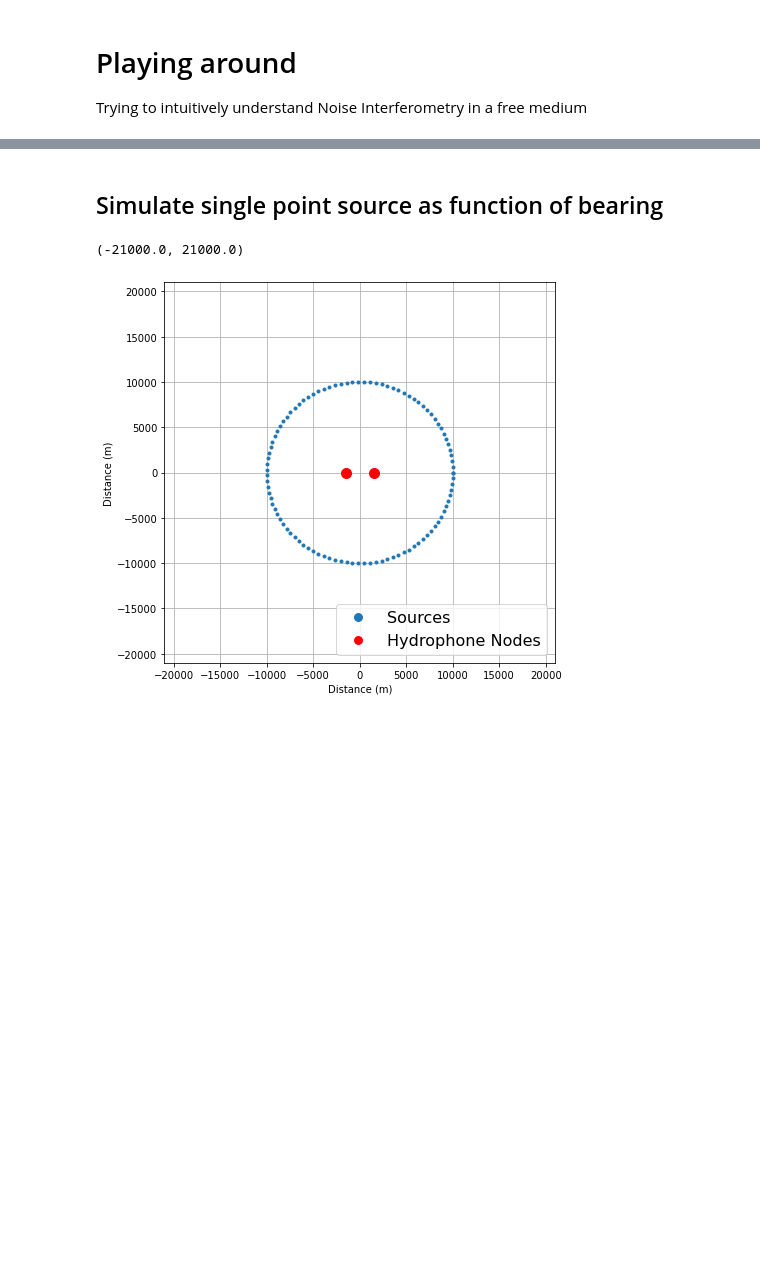
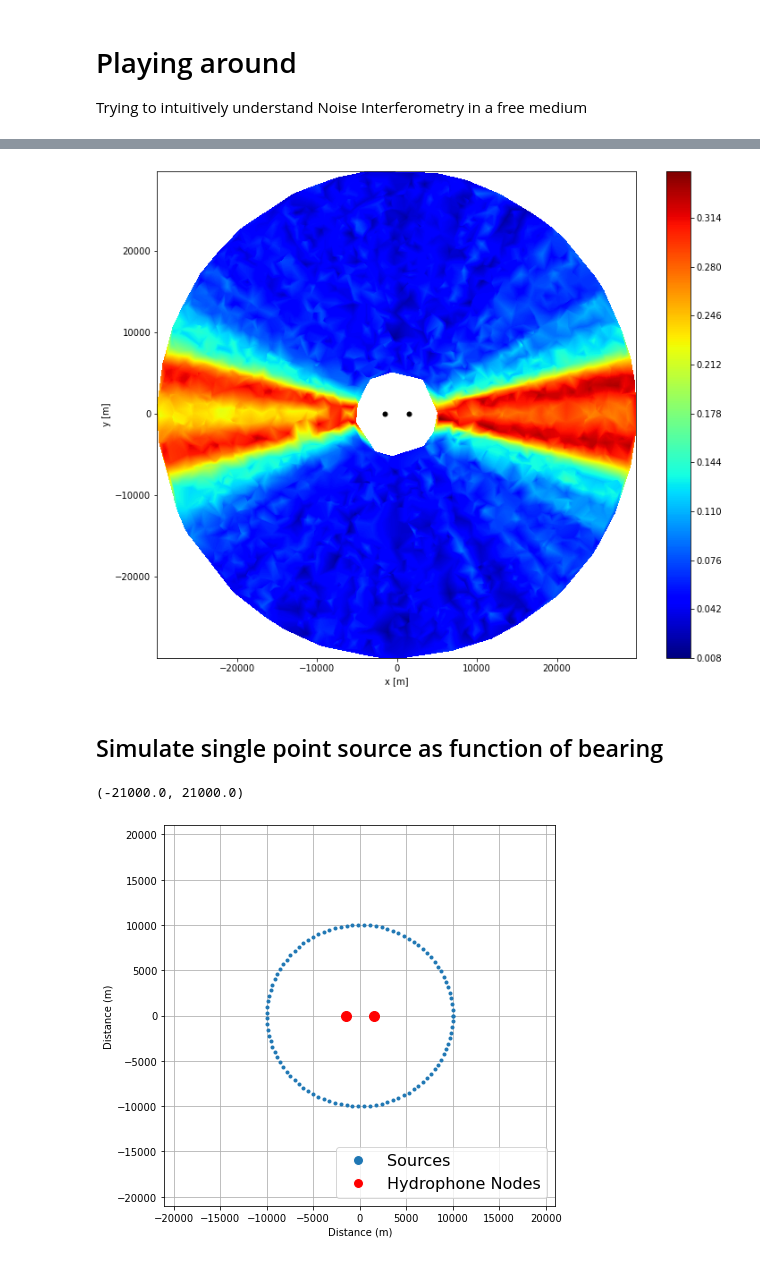
Before and after one commit to John-Ragland/NI_simulation, a Jupyter notebook: scripts/playing_around.ipynb, the cells around one changed output, grey strips where cells are left out. Drawn from its saved outputs; the diff is of its cells as text; code cells hidden in the pictures; blank space fills up the shorter version.

```diff
--- a/scripts/playing_around.ipynb
+++ b/scripts/playing_around.ipynb
@@ -56,3 +45,36 @@ plt.xlim([-10,10])
+# %%
+R_total = np.mean(R, axis=0)
+# %%
+coefs = []
+for k in range(R.shape[0]):
+    coefs.append(np.corrcoef(R_total, R[k,:])[0,1])
+# %%
+import matplotlib.tri as tri
+
+x = np.ones(len(sources))*np.nan
+y = np.ones(len(sources))*np.nan
+
+for k in range(len(sources)):
+    x[k] = sources.X[k][0]
+    y[k] = sources.Y[k][0]
+
+
+triang = tri.Triangulation(x, y)
+triang.set_mask(np.hypot(x[triang.triangles].mean(axis=1), y[triang.triangles].mean(axis=1)) < 5000)
+# %%
+plt.figure(figsize=(12,10))
+plt.tricontourf(triang, coefs, cmap='jet', levels=1000)
+
+plt.plot(env.nodeA[0], env.nodeA[1], '.', color = 'k', markersize=10)
+plt.plot(env.nodeB[0], env.nodeB[1], '.', color = 'k', markersize=10)
+plt.xlabel('x [m]')
+plt.ylabel('y [m]')
+
+plt.colorbar()
+
+plt.savefig('2D_sim_correlation.png', dpi=200)
+# %% [output]
+[figure, added]
 # %% [markdown]
 ## Simulate single point source as function of bearing
 # %%
```
Also changed, not shown: parts of 6 cells of this notebook, 3 other files.
